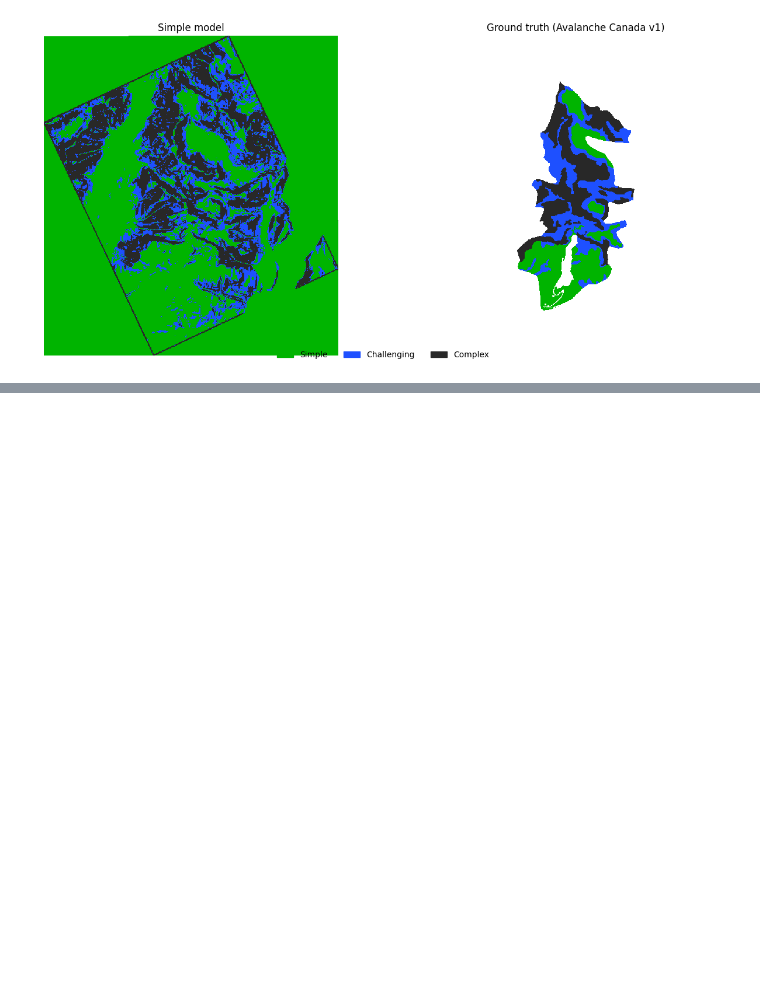
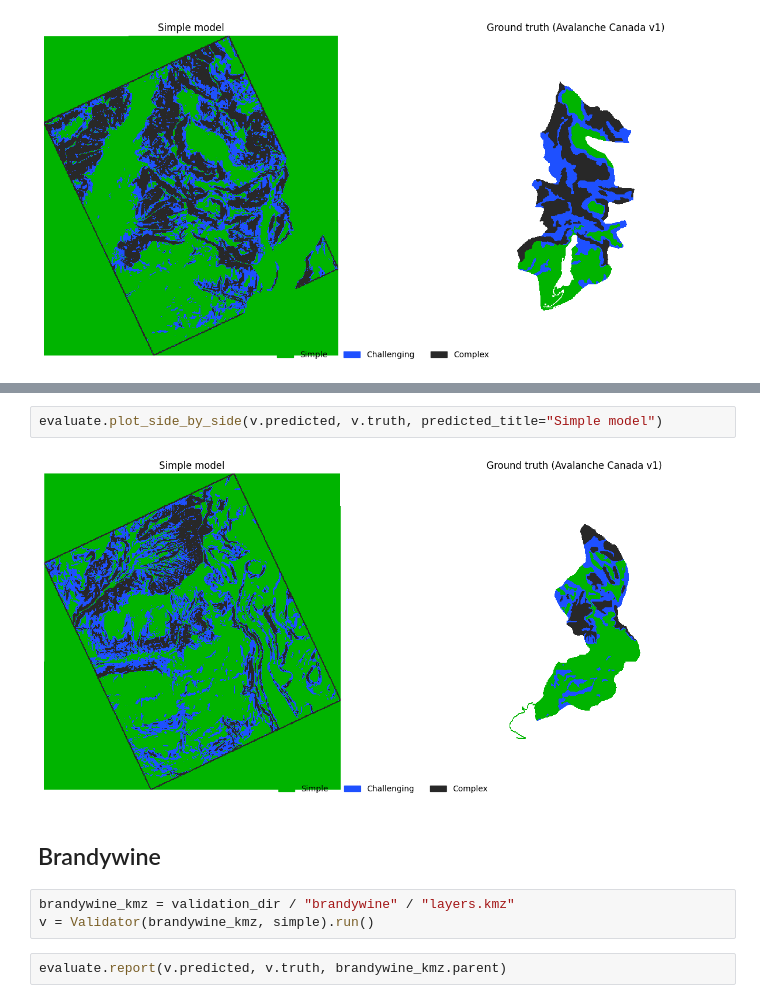
Before and after one commit to jacKlinc/ice-autoATES, a Jupyter notebook: notebooks/validation.ipynb, the cells around one changed output, grey strips where cells are left out. Drawn from its saved outputs; the diff is of its cells as text; blank space fills up the shorter version.

```diff
--- a/notebooks/validation.ipynb
+++ b/notebooks/validation.ipynb
@@ -44,0 +48,11 @@ evaluate.plot_side_by_side(v.predicted, v.truth, predicted_title="Simple model")
+# %%
+evaluate.plot_side_by_side(v.predicted, v.truth, predicted_title="Simple model")
+# %% [output]
+[figure, added]
+# %% [markdown]
+## Brandywine
+# %%
+brandywine_kmz = validation_dir / "brandywine" / "layers.kmz"
+v = Validator(brandywine_kmz, simple).run()
+# %%
+evaluate.report(v.predicted, v.truth, brandywine_kmz.parent)
```
Also changed, not shown: parts of 10 cells of this notebook, 8 other files.
